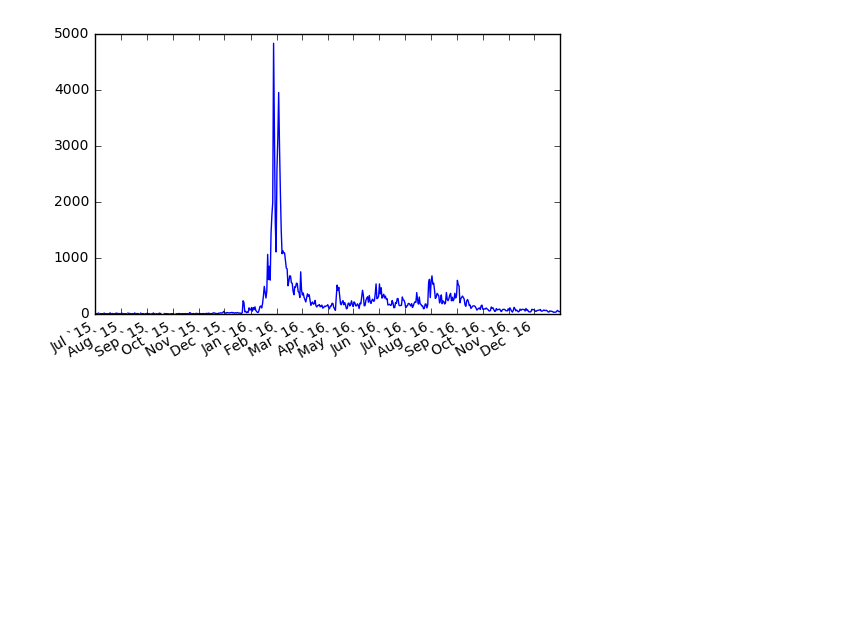
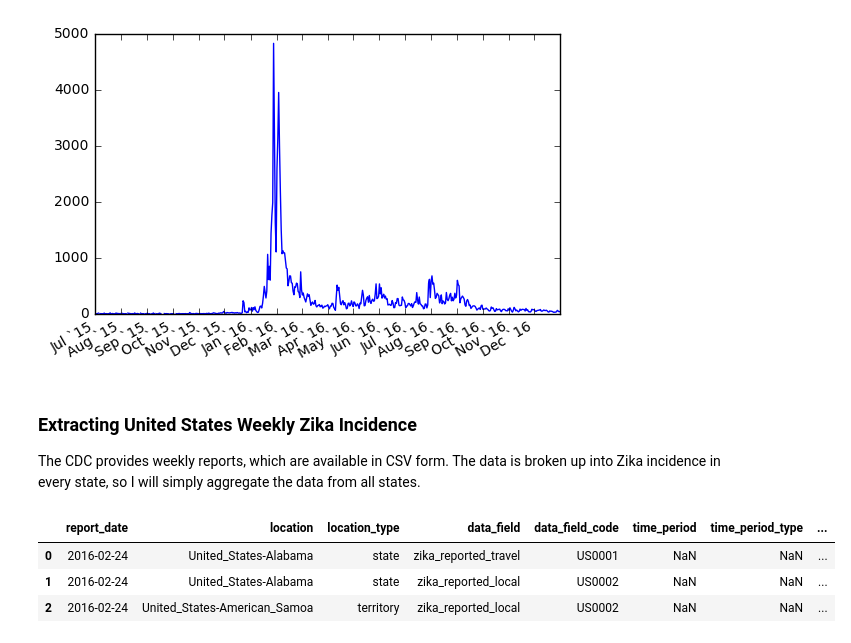
Before and after one commit to wcwagner/wikidemics, a Jupyter notebook: start.ipynb, the cells around one changed output. Saved outputs shown, nothing was run; the diff lists cells and outputs as text; code cells hidden in the pictures; blank space fills up the shorter version.

Commit message:
Aggregated CDC Zika Data

```diff
--- a/start.ipynb
+++ b/start.ipynb
@@ -55,3 +57,13 @@ def plotViews(language, article, start=None, end=None):
 plotViews('en', 'Zika', start='2015010100', end='2016123123')
 # %% [output]
 [figure]
+# %% [markdown]
+### Extracting United States Weekly Zika Incidence
+The CDC provides weekly reports, which are available in CSV form. The data is broken up into Zika incidence in every state, so I will simply aggregate the data from all states.
+# %%
+pd.read_csv("./data/us/CDC_Report-2016-02-24.csv")[:3]
+# %% [output]
+|  | report_date | location | location_type | data_field | data_field_code | time_period | time_period_type | ... |
+| 0 | 2016-02-24 | United_States-Alabama | state | zika_reported_travel | US0001 | NaN | NaN | ... |
+| 1 | 2016-02-24 | United_States-Alabama | state | zika_reported_local | US0002 | NaN | NaN | ... |
+| 2 | 2016-02-24 | United_States-American_Samoa | territory | zika_reported_local | US0002 | NaN | NaN | ... |
```
Also changed, not shown: parts of 4 cells of this notebook, 29 other files.
